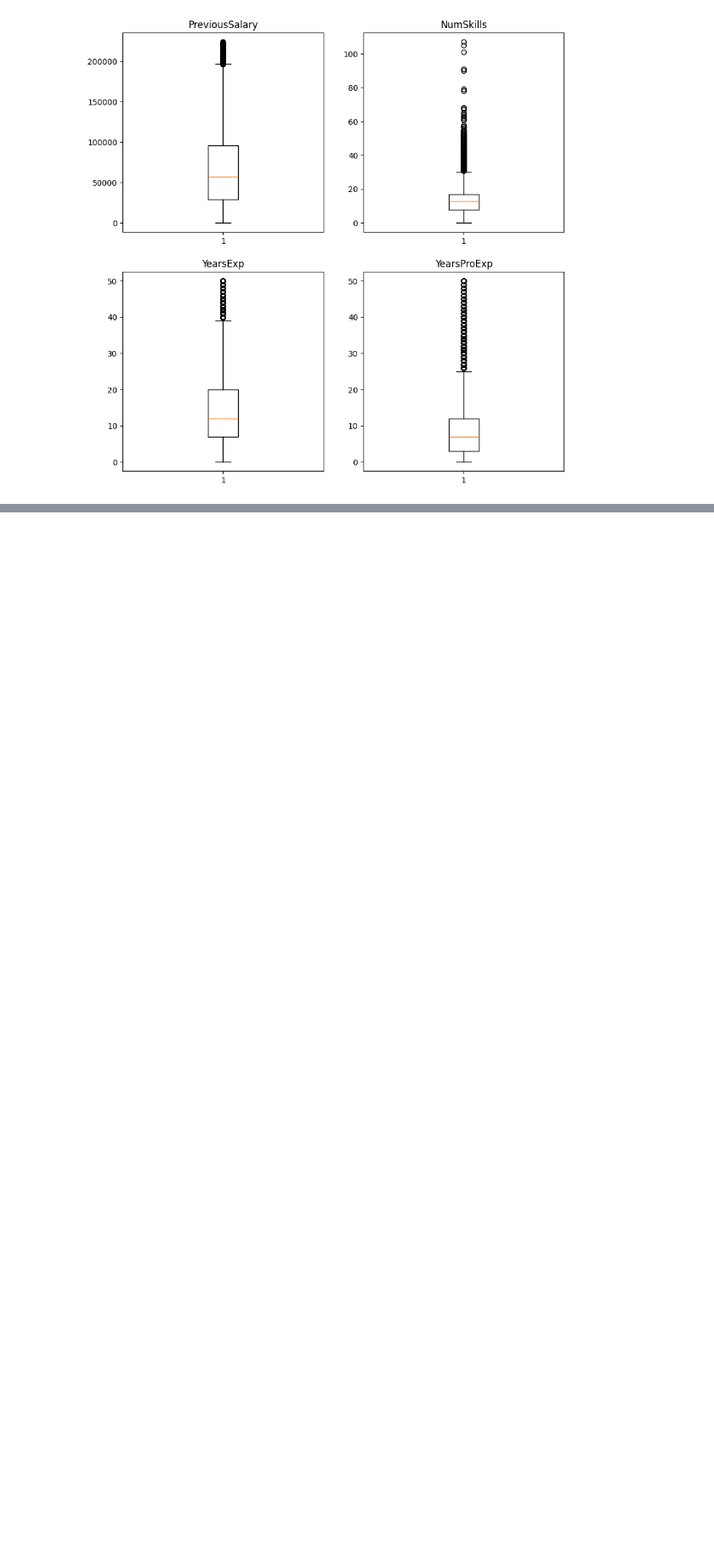
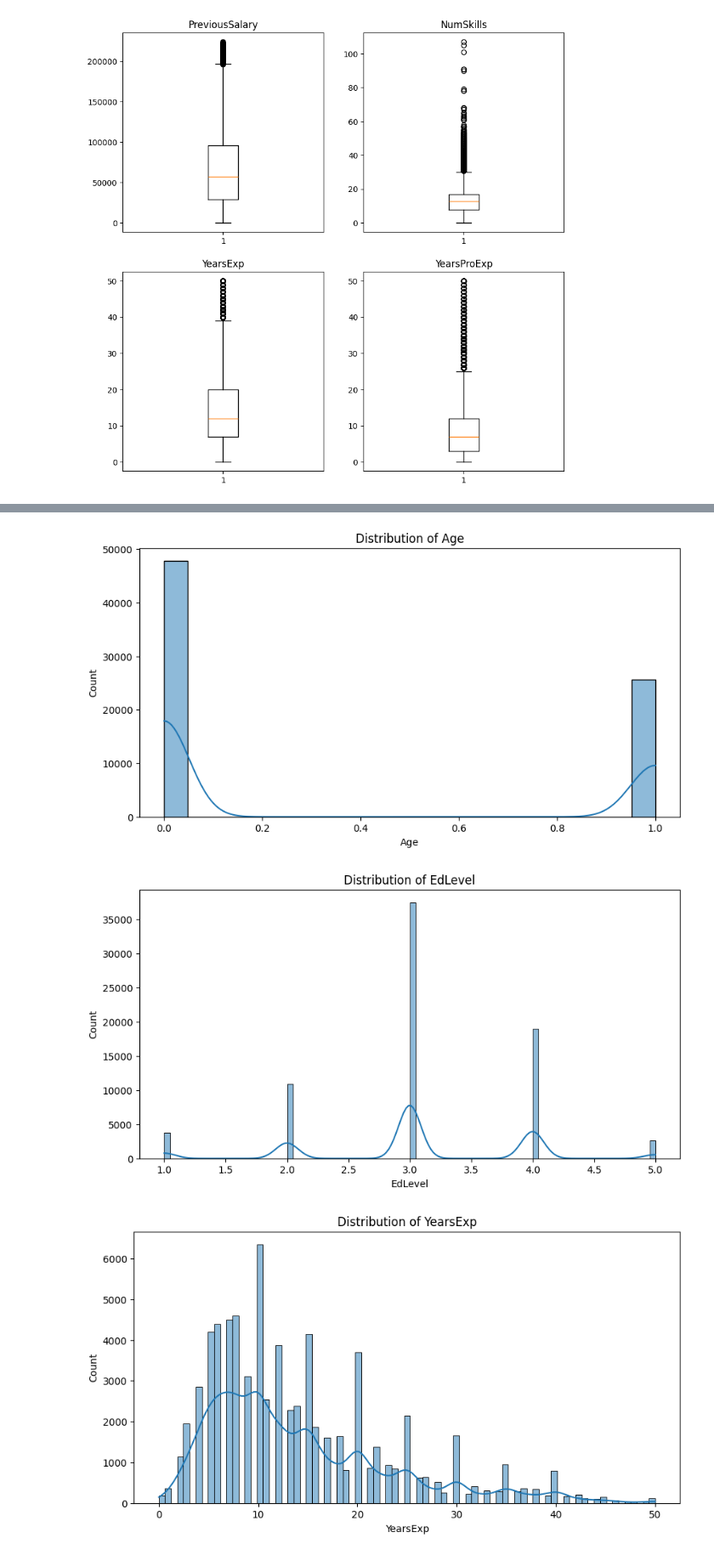
Before and after one commit to abayup14/CapstoneBangkit, a Jupyter notebook: Machine Learning/Employment Model/1. EDA_employment.ipynb, the cells around one changed output, grey strips where cells are left out. Shown at 85% size. Cells and saved outputs as stored; diff of their text form; code cells hidden in the pictures; blank space fills up the shorter version.

```diff
--- a/Machine Learning/Employment Model/1. EDA_employment.ipynb
+++ b/Machine Learning/Employment Model/1. EDA_employment.ipynb
@@ -69,0 +73,3 @@ df_drop.to_csv("EDA.csv")
+# %%
+df = pd.read_csv('preprocessing.csv', index_col=0)
+df.head(20)
@@ -69,0 +131,24 @@ df_drop.to_csv("EDA.csv")
+# %%
+# Visualize the distribution of each feature
+def plot_distribution(column_index=0):
+    plt.figure(figsize=(10, 5))
+    sns.histplot(data=df, x=df.columns[column_index], kde=True)
+    plt.title(f'Distribution of {df.columns[column_index]}')
+    plt.show()
+
+# plot_distribution(0)
+#plot_distribution(1)
+# plot_distribution(2)
+# plot_distribution(3)
+# plot_distribution(4)
+
+#ini di uncomment kalau mau ngeplot semua column
+for column in df.columns:
+    plt.figure(figsize=(10, 5))
+    sns.histplot(data=df, x=column, kde=True)
+    plt.title(f'Distribution of {column}')
+    plt.show()
+# %% [output]
+[figure, added]
+[figure, added]
+[figure, added]
```
Also changed, not shown: parts of 7 cells of this notebook, 4 other files.
